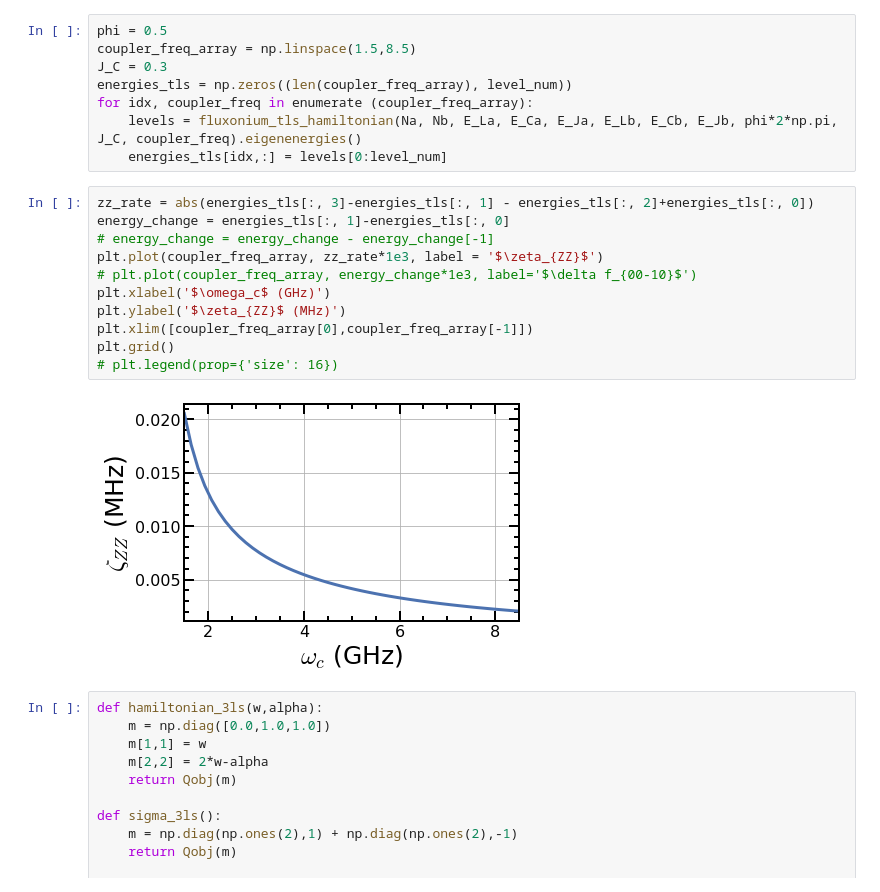
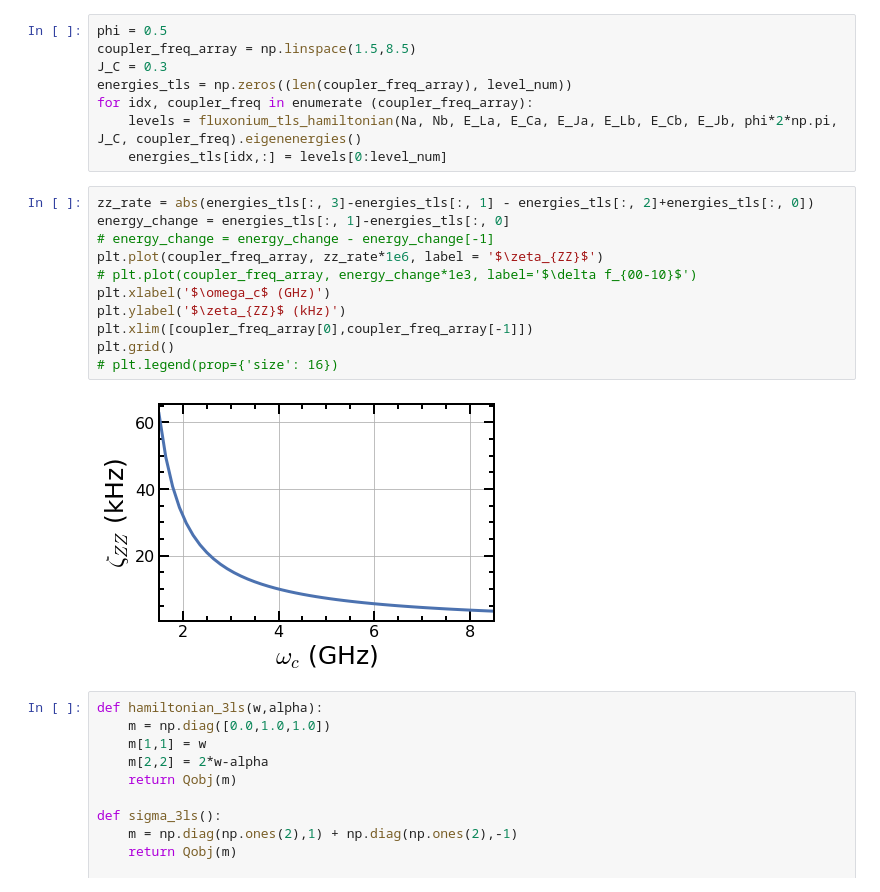
Before and after one commit to qnl/Fluxonium_berkeley, a Jupyter notebook: Notebooks/3. Fluxonium coupling.ipynb, the cells around one changed output. Saved outputs shown, nothing was run; the diff lists cells and outputs as text.

```diff
--- a/Notebooks/3. Fluxonium coupling.ipynb
+++ b/Notebooks/3. Fluxonium coupling.ipynb
@@ -199,16 +202,16 @@ for idx, coupler_freq in enumerate (coupler_freq_array):
 # %%
 zz_rate = abs(energies_tls[:, 3]-energies_tls[:, 1] - energies_tls[:, 2]+energies_tls[:, 0])
 energy_change = energies_tls[:, 1]-energies_tls[:, 0]
 # energy_change = energy_change - energy_change[-1]
-plt.plot(coupler_freq_array, zz_rate*1e3, label = '$\zeta_{ZZ}$')
+plt.plot(coupler_freq_array, zz_rate*1e6, label = '$\zeta_{ZZ}$')
 # plt.plot(coupler_freq_array, energy_change*1e3, label='$\delta f_{00-10}$')
 plt.xlabel('$\omega_c$ (GHz)')
-plt.ylabel('$\zeta_{ZZ}$ (MHz)')
+plt.ylabel('$\zeta_{ZZ}$ (kHz)')
 plt.xlim([coupler_freq_array[0],coupler_freq_array[-1]])
 plt.grid()
 # plt.legend(prop={'size': 16})
 # %% [output]
-[figure, old version]
+[figure, new version]
 # %%
 def hamiltonian_3ls(w,alpha):
     m = np.diag([0.0,1.0,1.0])
```
Also changed, not shown: parts of 9 cells of this notebook, 15 other files.
